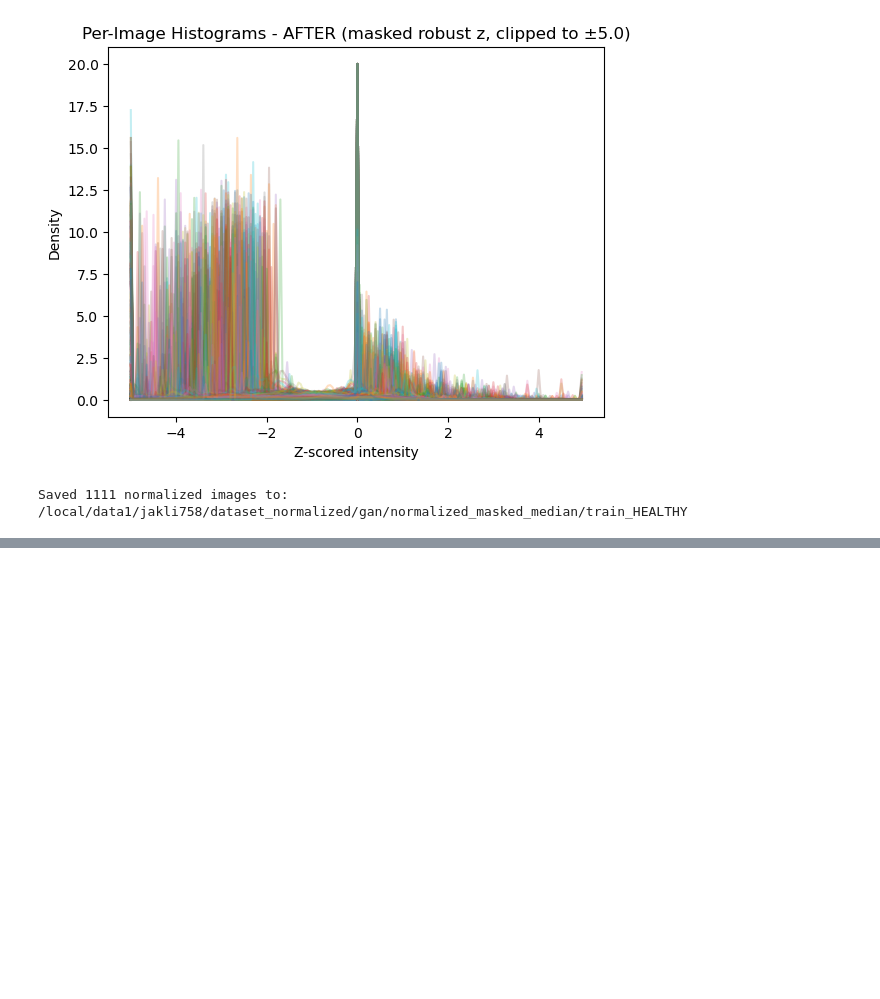
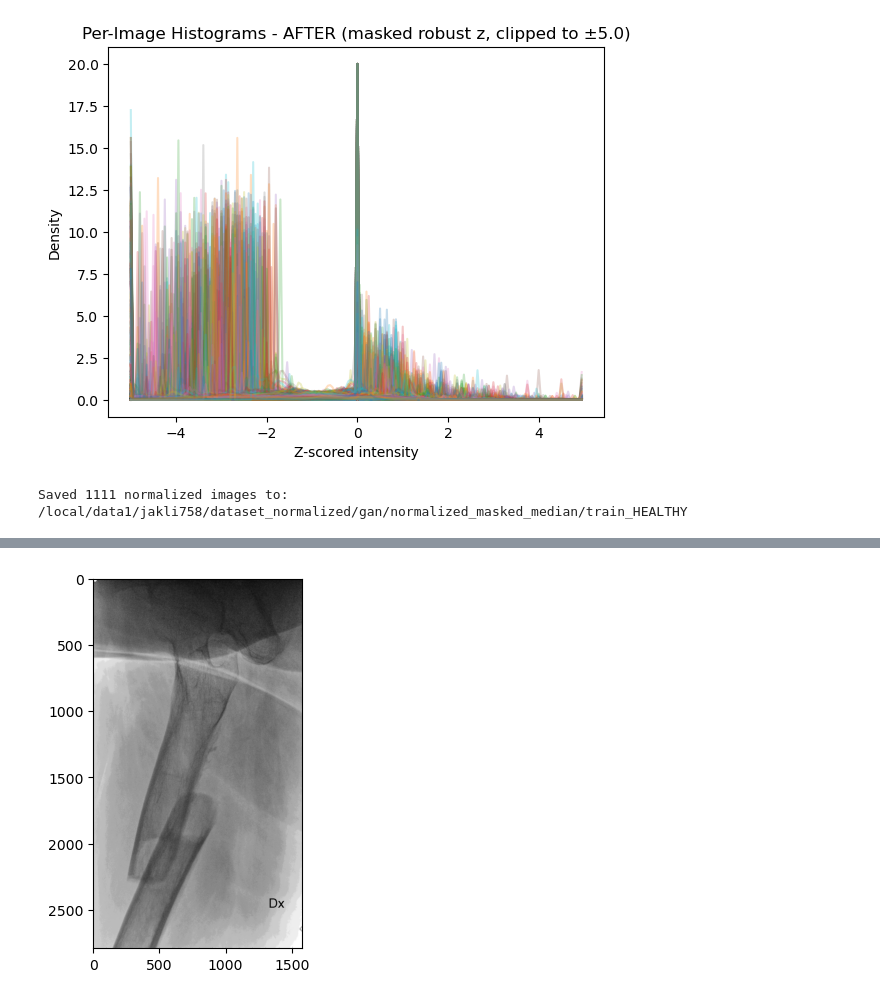
Before and after one commit to jakli758/thesis_code, a Jupyter notebook: test_preprocessing.ipynb, the cells around one changed output, grey strips where cells are left out. Saved outputs shown, nothing was run; the diff lists cells and outputs as text; code cells hidden in the pictures; blank space fills up the shorter version.

```diff
--- a/test_preprocessing.ipynb
+++ b/test_preprocessing.ipynb
@@ -1157,0 +1201,4 @@ utils.
+# %%
+plot_img(f"{path}raw_gray/train_AFF/patient_9_AFF_class_1_modality_CR_scanoccasion_0_imagenumber_5.png")
+# %% [output]
+[figure, added]
```
Also changed, not shown: parts of 13 cells of this notebook, 7 other files.
